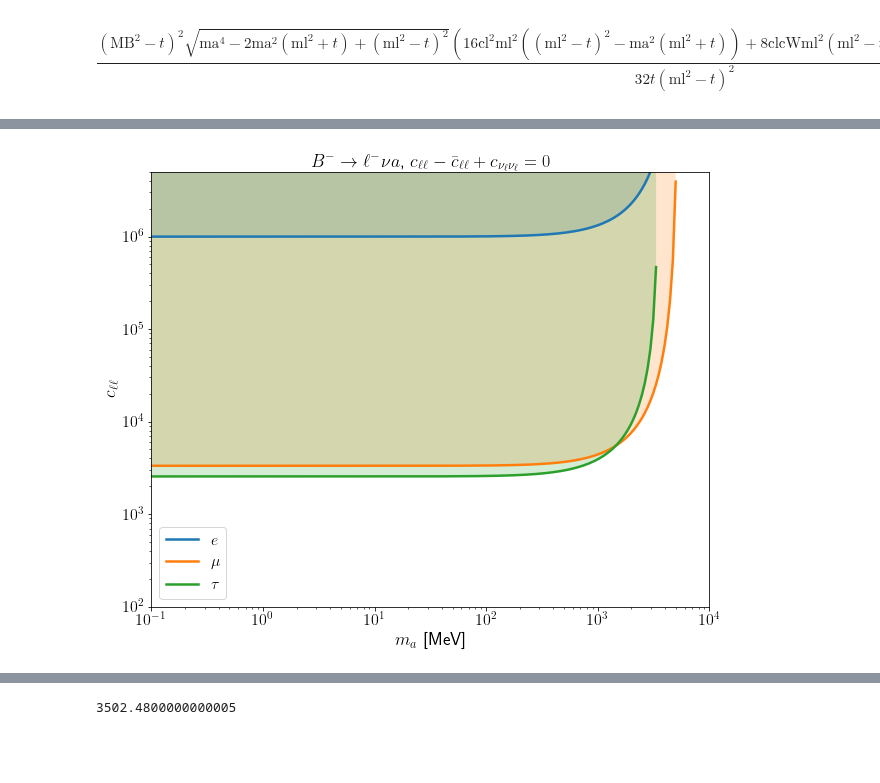
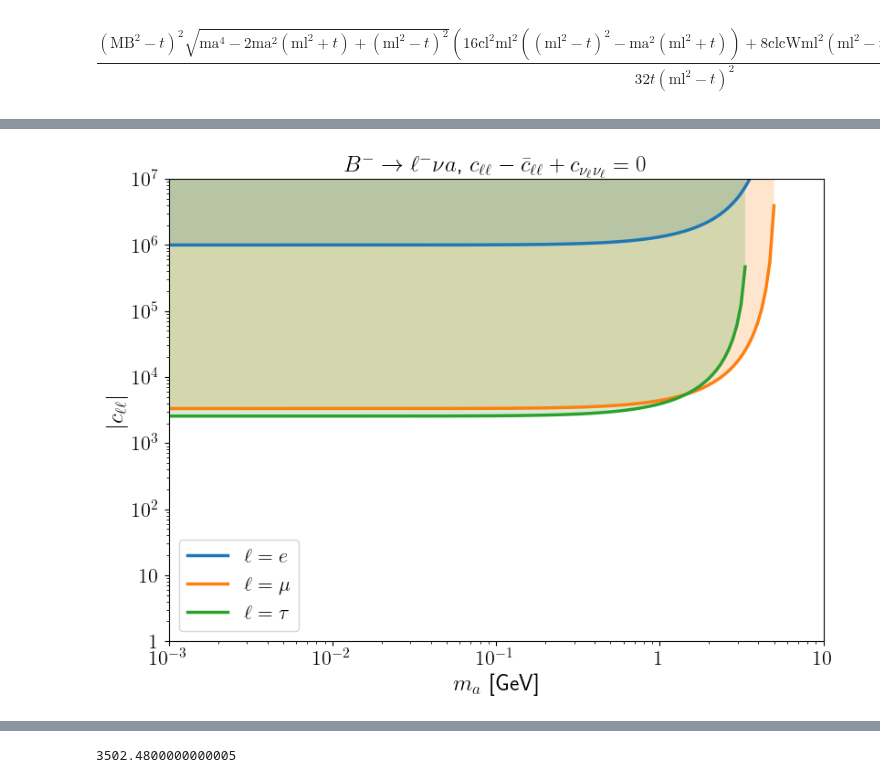
Before and after one commit to Jorge-Alda/tauALPs, a Jupyter notebook: PseudoScalar/mesondecays/mesondecays.ipynb, the cells around one changed output, grey strips where cells are left out. Saved outputs shown, nothing was run; the diff lists cells and outputs as text; code cells hidden in the pictures; blank space fills up the shorter version.

```diff
--- a/PseudoScalar/mesondecays/mesondecays.ipynb
+++ b/PseudoScalar/mesondecays/mesondecays.ipynb
@@ -14,6 +14,15 @@ m_mu = particle.literals.mu_minus.mass
 m_tau = particle.literals.tau_minus.mass
 
 fa = 1e6
+# %%
+def erange(start, end):
+    for i in range(start, end):
+        if i ==0 :
+            yield '$1$'
+        elif i == 1:
+            yield '$10$'
+        else:
+            yield r'$10^{'+str(i)+'}$'
 # %%
 BR_SM_Be = 8.37e-12
 BR_exp_Be = 9.8e-7
@@ -133,23 +142,25 @@ plt.savefig('limgl.png')
 # %%
-plt.figure(figsize=(10, 8))
-plt.plot(ma, bound_Be_gl/m_ell*fa, label=r"$e$", lw=2.5)
-plt.plot(ma, bound_Bmu_gl/m_mu*fa, label=r"$\mu$", lw=2.5)
-plt.plot(ma, bound_Btau_gl/m_tau*fa, label=r"$\tau$", lw=2.5)
-plt.fill_between(ma, bound_Be_gl/m_ell*fa, 5e6, alpha=0.2)
-plt.fill_between(ma, bound_Bmu_gl/m_mu*fa, 5e6, alpha=0.2)
-plt.fill_between(ma, bound_Btau_gl/m_tau*fa, 5e6, alpha=0.2)
+fig = plt.figure(figsize=(8, 6))
+plt.plot(ma*1e-3, bound_Be_gl/m_ell*fa, label=r"$\ell = e$", lw=2.5)
+plt.plot(ma*1e-3, bound_Bmu_gl/m_mu*fa, label=r"$\ell = \mu$", lw=2.5)
+plt.plot(ma*1e-3, bound_Btau_gl/m_tau*fa, label=r"$\ell = \tau$", lw=2.5)
+plt.fill_between(ma*1e-3, bound_Be_gl/m_ell*fa, 1e7, alpha=0.2)
+plt.fill_between(ma*1e-3, bound_Bmu_gl/m_mu*fa, 1e7, alpha=0.2)
+plt.fill_between(ma*1e-3, bound_Btau_gl/m_tau*fa, 1e7, alpha=0.2)
 ax = plt.gca()
 ax.set_xscale('log')
 ax.set_yscale('log')
-plt.xlim(0.1, 1e4)
-plt.xlabel(r'$m_a$ [MeV]', fontsize=18)
-plt.ylabel(r'$c_{\ell\ell}$', fontsize=18)
+plt.xlim(1e-3, 10)
+plt.xlabel(r'$m_a$ [GeV]', fontsize=18)
+plt.ylabel(r'$|c_{\ell\ell}|$', fontsize=18)
 plt.title(r'$B^-\to \ell^- \nu a$, $c_{\ell\ell} - \bar{c}_{\ell\ell} + c_{\nu_\ell\nu_\ell} = 0$', fontsize=18)
 plt.legend(fontsize=16)
-plt.xlim(0.1, 1e4)
-plt.ylim(1e2, 5e6)
-plt.xticks(fontsize=16)
-plt.yticks(fontsize=16)
-plt.savefig('limcl.png')
+plt.ylim(1, 1e7)
+plt.tight_layout(pad=0.5)
+plt.xticks([])
+fig.patch.set_alpha(0)
+plt.xticks([10**x for x in range(-3, 2)], erange(-3, 2), fontsize=16)
+plt.yticks([10**x for x in range(0, 8)], erange(0, 8), fontsize=16)
+plt.savefig('Bdecay_cl.pdf')
 # %% [output]
-[figure, old version]
+[figure, new version]
```
Also changed, not shown: parts of 18 cells of this notebook, 56 other files.
